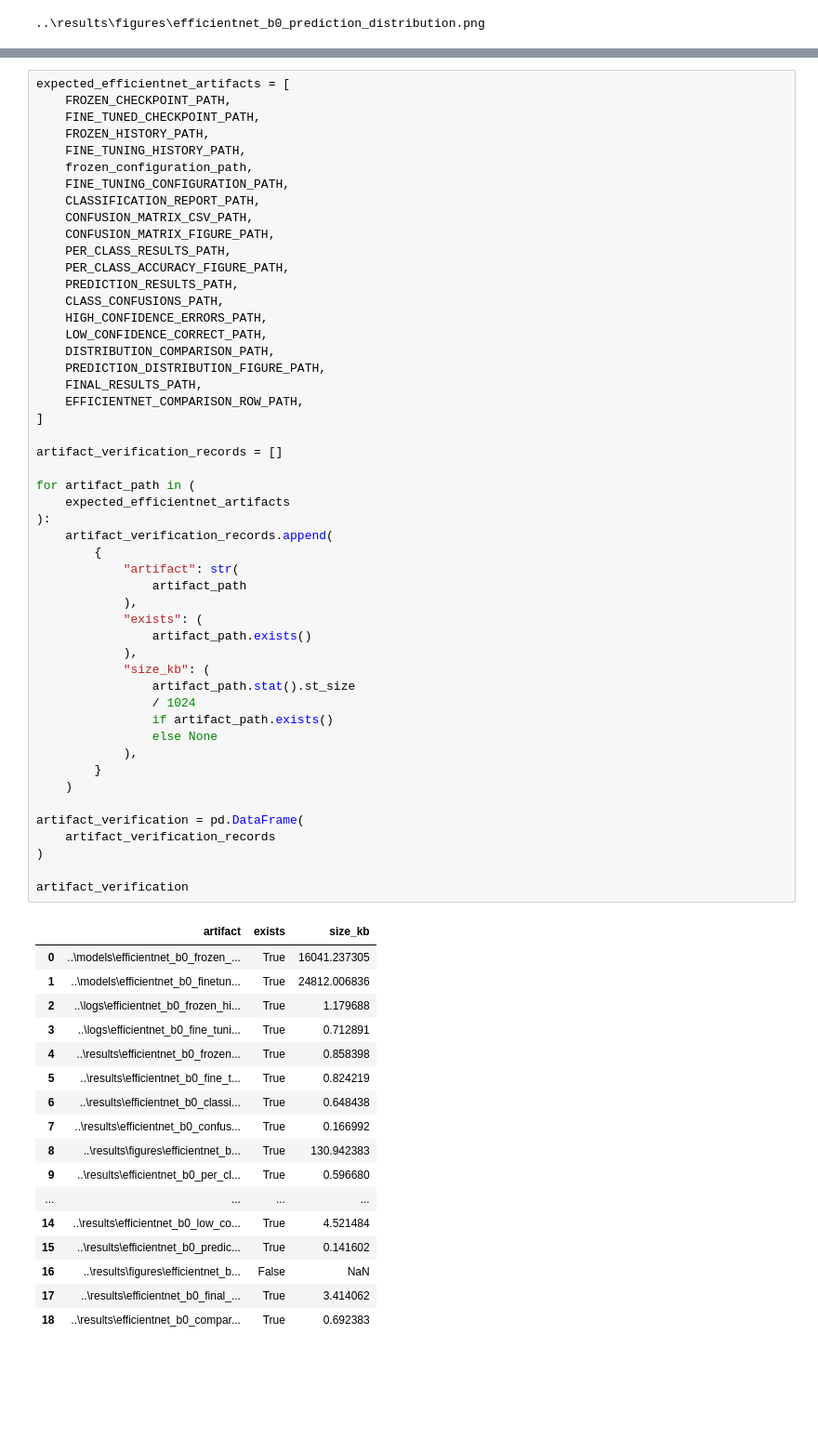
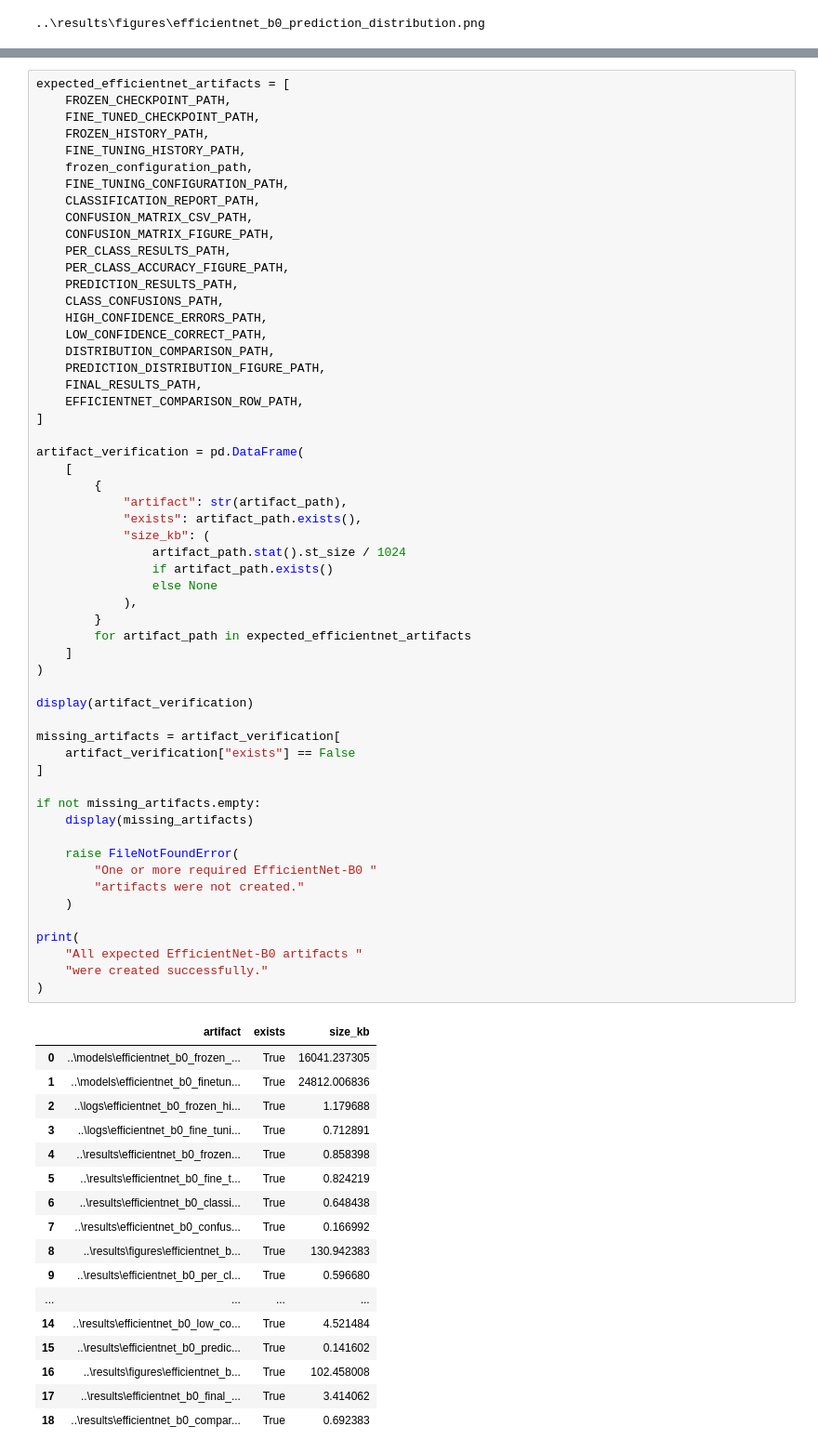
Before and after one commit to Soban-Creator/smart-waste-classification, a Jupyter notebook: notebooks/08_efficientnet_b0.ipynb, the cells around one changed output, grey strips where cells are left out. Shown at 93% size. Drawn from its saved outputs; the diff is of its cells as text; blank space fills up the shorter version.

```diff
--- a/notebooks/08_efficientnet_b0.ipynb
+++ b/notebooks/08_efficientnet_b0.ipynb
@@ -6499,51 +6563,57 @@ expected_efficientnet_artifacts = [
     DISTRIBUTION_COMPARISON_PATH,
     PREDICTION_DISTRIBUTION_FIGURE_PATH,
     FINAL_RESULTS_PATH,
     EFFICIENTNET_COMPARISON_ROW_PATH,
 ]
 
-artifact_verification_records = []
-
-for artifact_path in (
-    expected_efficientnet_artifacts
-):
-    artifact_verification_records.append(
+artifact_verification = pd.DataFrame(
+    [
         {
-            "artifact": str(
-                artifact_path
-            ),
-            "exists": (
-                artifact_path.exists()
-            ),
+            "artifact": str(artifact_path),
+            "exists": artifact_path.exists(),
             "size_kb": (
-                artifact_path.stat().st_size
-                / 1024
+                artifact_path.stat().st_size / 1024
                 if artifact_path.exists()
                 else None
             ),
         }
+        for artifact_path in expected_efficientnet_artifacts
+    ]
+)
+
+display(artifact_verification)
+
+missing_artifacts = artifact_verification[
+    artifact_verification["exists"] == False
+]
+
+if not missing_artifacts.empty:
+    display(missing_artifacts)
+
+    raise FileNotFoundError(
+        "One or more required EfficientNet-B0 "
+        "artifacts were not created."
     )
 
-artifact_verification = pd.DataFrame(
-    artifact_verification_records
+print(
+    "All expected EfficientNet-B0 artifacts "
+    "were created successfully."
 )
-
-artifact_verification
 # %% [output]
 |  | artifact | exists | size_kb |
 | 0 | ..\models\efficientnet_b0_frozen_... | True | 16041.237305 |
 | 1 | ..\models\efficientnet_b0_finetun... | True | 24812.006836 |
 | 2 | ..\logs\efficientnet_b0_frozen_hi... | True | 1.179688 |
 | 3 | ..\logs\efficientnet_b0_fine_tuni... | True | 0.712891 |
 | 4 | ..\results\efficientnet_b0_frozen... | True | 0.858398 |
 | 5 | ..\results\efficientnet_b0_fine_t... | True | 0.824219 |
 | 6 | ..\results\efficientnet_b0_classi... | True | 0.648438 |
 | 7 | ..\results\efficientnet_b0_confus... | True | 0.166992 |
 | 8 | ..\results\figures\efficientnet_b... | True | 130.942383 |
 | 9 | ..\results\efficientnet_b0_per_cl... | True | 0.596680 |
 | ... | ... | ... | ... |
 | 14 | ..\results\efficientnet_b0_low_co... | True | 4.521484 |
 | 15 | ..\results\efficientnet_b0_predic... | True | 0.141602 |
-| 16 | ..\results\figures\efficientnet_b... | False | NaN |
+| 16 | ..\results\figures\efficientnet_b... | True | 102.458008 |
 | 17 | ..\results\efficientnet_b0_final_... | True | 3.414062 |
 | 18 | ..\results\efficientnet_b0_compar... | True | 0.692383 |
```
Also changed, not shown: parts of 4 cells of this notebook, 17 other files.
